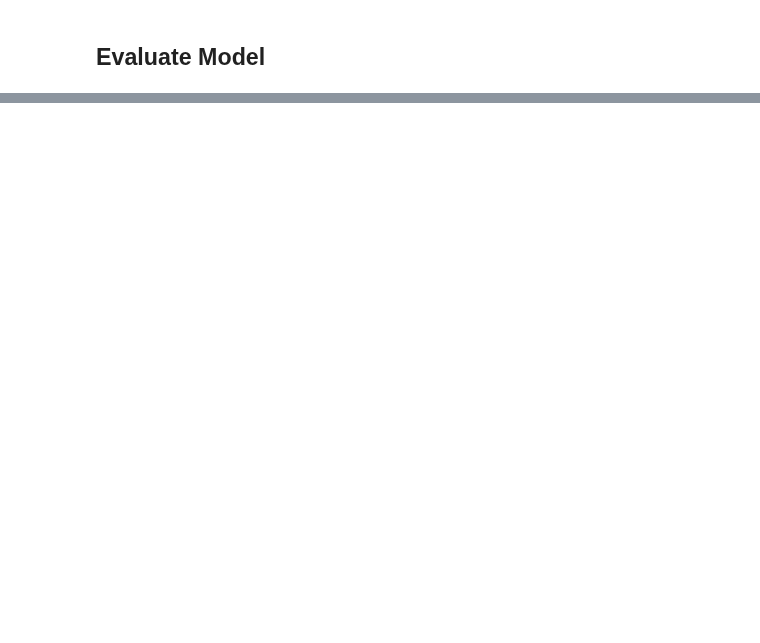
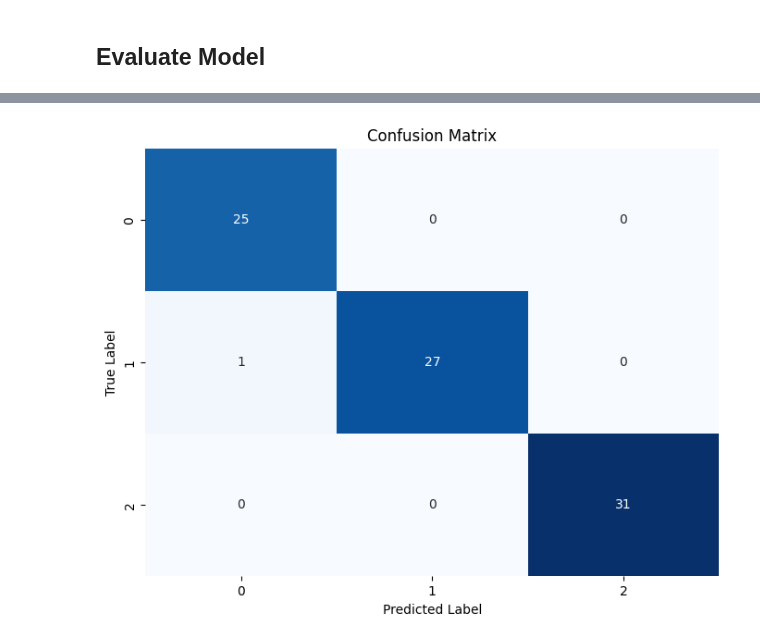
Before and after one commit to AngieS-git/CNN_GRU_usingRGBOF, a Jupyter notebook: main.ipynb, the cells around one changed output, grey strips where cells are left out. Drawn from its saved outputs; the diff is of its cells as text; code cells hidden in the pictures; blank space fills up the shorter version.

```diff
--- a/main.ipynb
+++ b/main.ipynb
@@ -799,19 +866,22 @@ Your GPU will likely run quickly with dtype policy mixed_float16 as it has compu
 # %%
+# Compile the late fusion model.
 late_fusion_model.compile(
     optimizer=Adam(learning_rate=1e-4),
     loss='categorical_crossentropy',
     metrics=['accuracy']
 )
 
+# Set up callbacks for early stopping and saving the best model.
 early_stopping = EarlyStopping(monitor='val_loss', patience=10, restore_best_weights=True, verbose=1)
 model_checkpoint = ModelCheckpoint('late_fusion_model_best.h5', monitor='val_loss', save_best_only=True, verbose=1)
 
+# Train the model.
 history = late_fusion_model.fit(
-    [features_train1, features_train2],
-    labels_train1,
+    [features_train1, features_train2],  # List of inputs for the two streams.
+    labels_train1,                        # One-hot encoded labels (should be identical for both streams).
     validation_data=([features_val1, features_val2], labels_val1),
-    epochs=100,
-    batch_size=4,  # Reduced batch size
+    epochs=50,
+    batch_size=8,
     callbacks=[early_stopping, model_checkpoint]
 )
 # %% [output]
@@ -819,2 +905,81 @@ MemoryError: Unable to allocate 3.01 GiB for an array with shape (268, 20, 224,
 # %% [markdown]
 ## Evaluate Model
+# %%
+import tensorflow as tf
+import numpy as np
+import matplotlib.pyplot as plt
+import seaborn as sns
+from sklearn.metrics import confusion_matrix, classification_report
+
+# ----------------------------
+# 1. Create a tf.data.Dataset for Evaluation
+# ----------------------------
+# Use a very small batch size during evaluation to avoid out-of-memory errors.
+batch_size_eval = 1  # Adjust this value as necessary
+
+# Wrap the test data in a tf.data.Dataset (this keeps only one batch in memory at a time)
+test_dataset = tf.data.Dataset.from_tensor_slices(((features_test1, features_test2), labels_test1))
+test_dataset = test_dataset.batch(batch_size_eval).prefetch(tf.data.AUTOTUNE)
+
+# ----------------------------
+# 2. Evaluate the Model on the Test Set
+# ----------------------------
+test_loss, test_accuracy = late_fusion_model.evaluate(test_dataset, verbose=1)
+print(f"Test Loss: {test_loss:.4f}")
+print(f"Test Accuracy: {test_accuracy:.4f}")
+
+# ----------------------------
+# 3. Generate Predictions and Plot the Confusion Matrix
+# ----------------------------
+# Predict on the test dataset
+y_pred = late_fusion_model.predict(test_dataset)
+
+# Convert predictions from softmax output to class indices
+y_pred_labels = np.argmax(y_pred, axis=1)
+
+# Convert true one-hot encoded labels to class indices
+y_true = np.argmax(labels_test1, axis=1)
+
+# Compute the confusion matrix
+cm = confusion_matrix(y_true, y_pred_labels)
+
+plt.figure(figsize=(8, 6))
+sns.heatmap(cm, annot=True, fmt='d', cmap='Blues', cbar=False)
+plt.xlabel('Predicted Label')
+plt.ylabel('True Label')
+plt.title('Confusion Matrix')
+plt.show()
+
+# Print a classification report
+report = classification_report(y_true, y_pred_labels)
+print("Classification Report:\n", report)
+
+# ----------------------------
+# 4. Plot Training Curves (Loss and Accuracy)
+# ----------------------------
+history_dict = history.history
+epochs = range(1, len(history_dict['loss']) + 1)
+
+plt.figure(figsize=(12, 5))
+
+# Plot Loss Curves
+plt.subplot(1, 2, 1)
+plt.plot(epochs, history_dict['loss'], 'b-', label='Training Loss')
+plt.plot(epochs, history_dict['val_loss'], 'r-', label='Validation Loss')
+plt.xlabel('Epoch')
+plt.ylabel('Loss')
+plt.title('Training and Validation Loss')
+plt.legend()
+
+# Plot Accuracy Curves
+plt.subplot(1, 2, 2)
+plt.plot(epochs, history_dict['accuracy'], 'b-', label='Training Accuracy')
+plt.plot(epochs, history_dict['val_accuracy'], 'r-', label='Validation Accuracy')
+plt.xlabel('Epoch')
+plt.ylabel('Accuracy')
+plt.title('Training and Validation Accuracy')
+plt.legend()
+
+plt.tight_layout()
+plt.show()
+# %% [output]
@@ -820,0 +990 @@ MemoryError: Unable to allocate 3.01 GiB for an array with shape (268, 20, 224,
+[figure, added]
```
Also changed, not shown: parts of 15 cells of this notebook, 1 other file.
